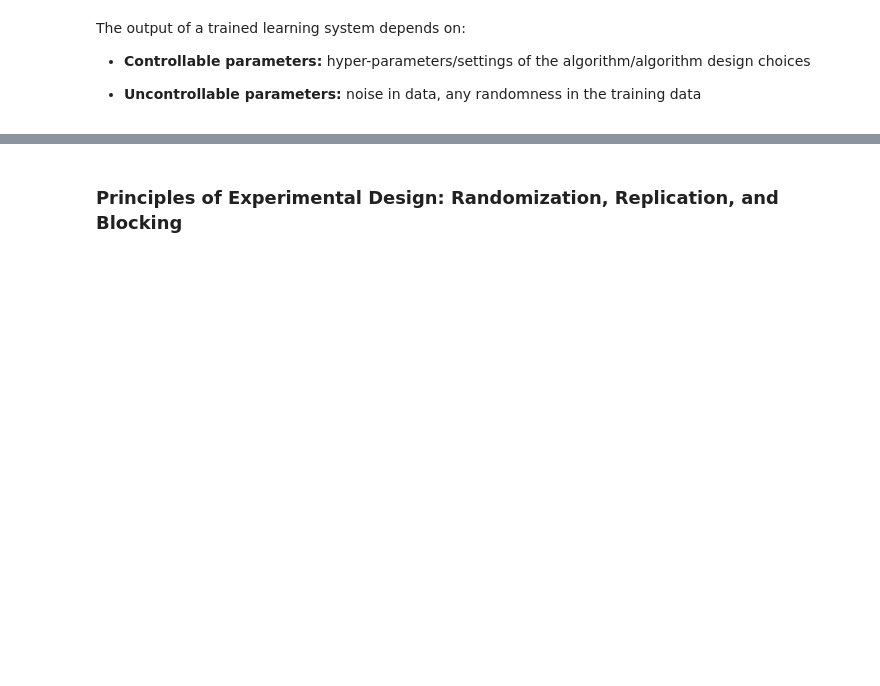
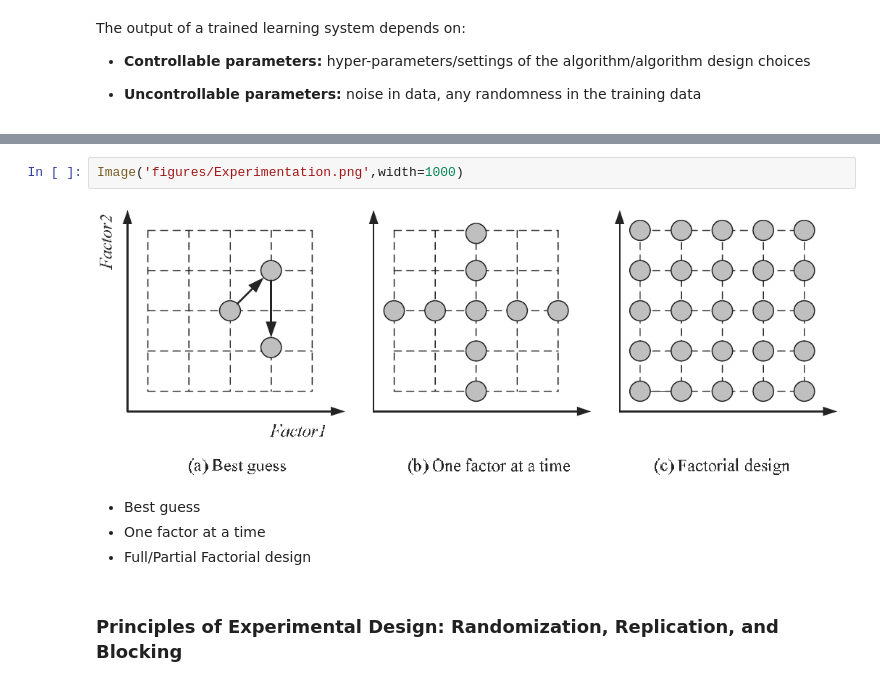
Before and after one commit to villegasmichael79/Lectures, a Jupyter notebook: Lecture 5 - Experimental Design/Lecture 5-in-class edits.ipynb, the cells around one changed output, grey strips where cells are left out. Drawn from its saved outputs; the diff is of its cells as text; blank space fills up the shorter version.

```diff
--- a/Lecture 5 - Experimental Design/Lecture 5-in-class edits.ipynb
+++ b/Lecture 5 - Experimental Design/Lecture 5-in-class edits.ipynb
@@ -283,3 +278,11 @@ There are several *strategies of experimentation*:
+# %%
+Image('figures/Experimentation.png',width=1000)
+# %% [output]
+[figure, added]
+# %% [markdown]
+* Best guess
+* One factor at a time
+* Full/Partial Factorial design
 # %% [markdown]
 ### Principles of Experimental Design: Randomization, Replication, and Blocking
 # %% [markdown]
```
Also changed, not shown: parts of 2 cells of this notebook, 1 other file.
